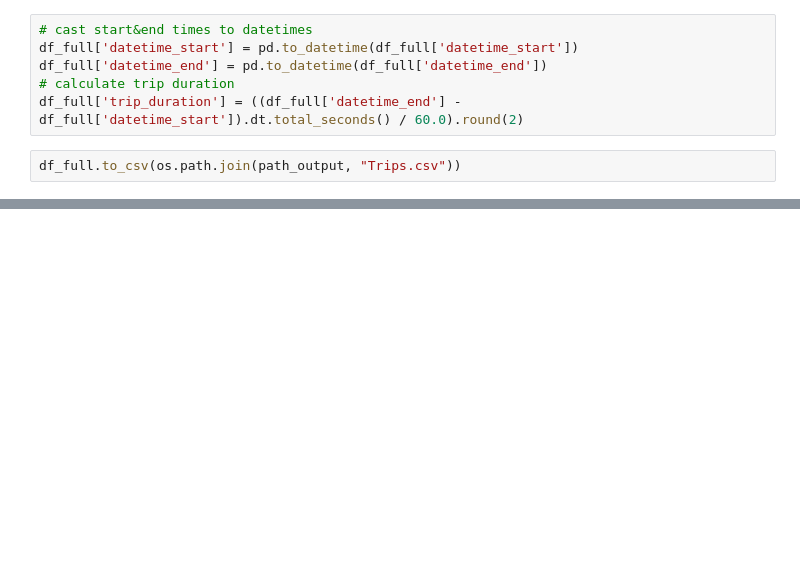
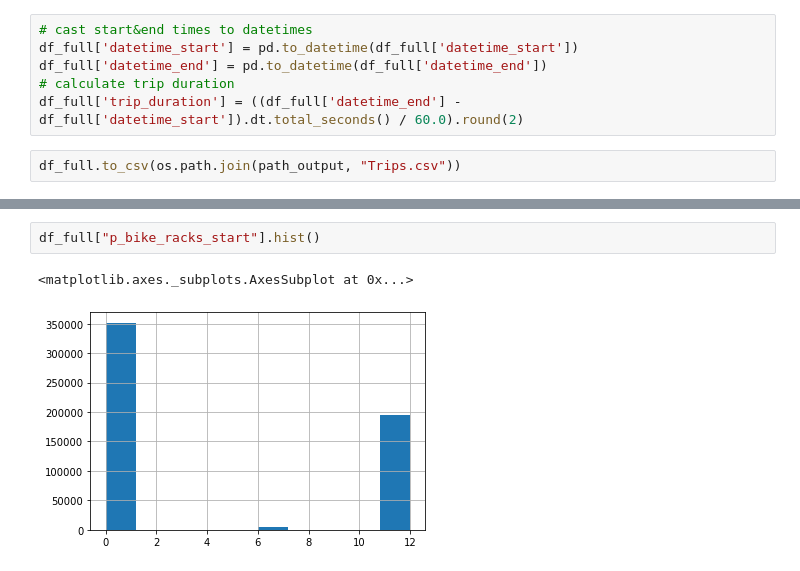
Before and after one commit to mulko93/AAA_Jupyter_Explorers, a Jupyter notebook: notebooks/01_CreateTripData.ipynb, the cells around one changed output, grey strips where cells are left out. Cells and saved outputs as stored; diff of their text form; blank space fills up the shorter version.

```diff
--- a/notebooks/01_CreateTripData.ipynb
+++ b/notebooks/01_CreateTripData.ipynb
@@ -215,0 +256,5 @@ df_full.head()
+# %%
+df_full["p_bike_racks_start"].hist()
+# %% [output]
+<matplotlib.axes._subplots.AxesSubplot at 0x...>
+[figure, added]
```
Also changed, not shown: parts of 15 cells of this notebook.
